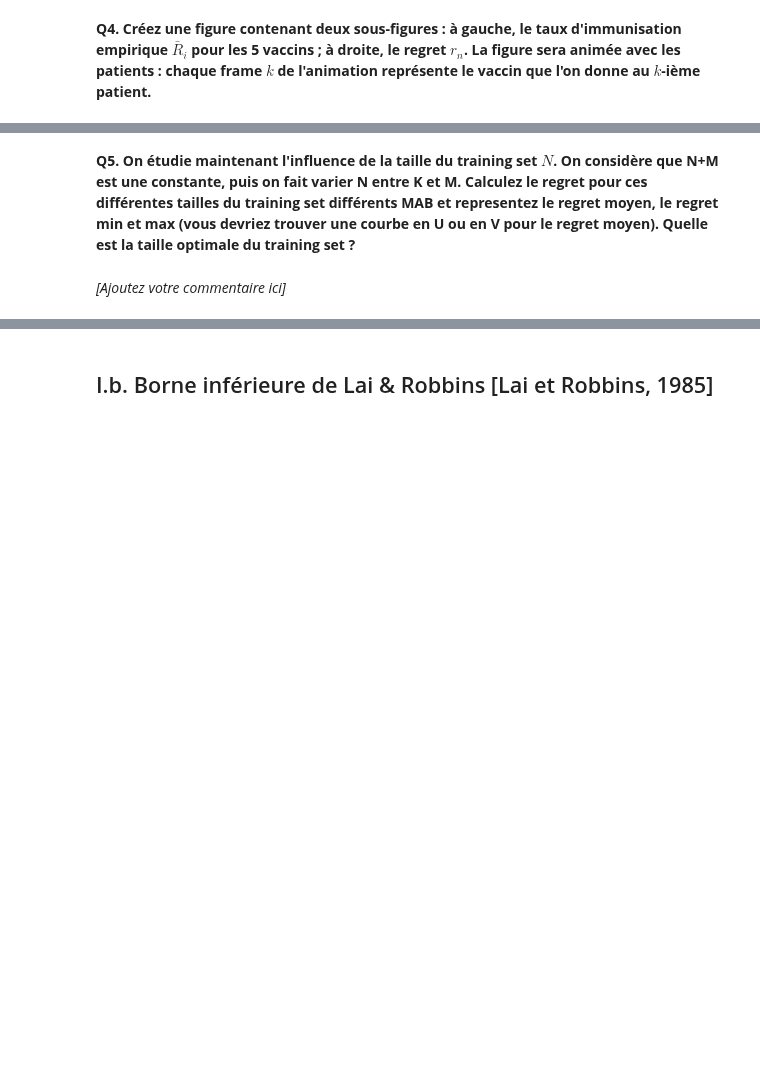
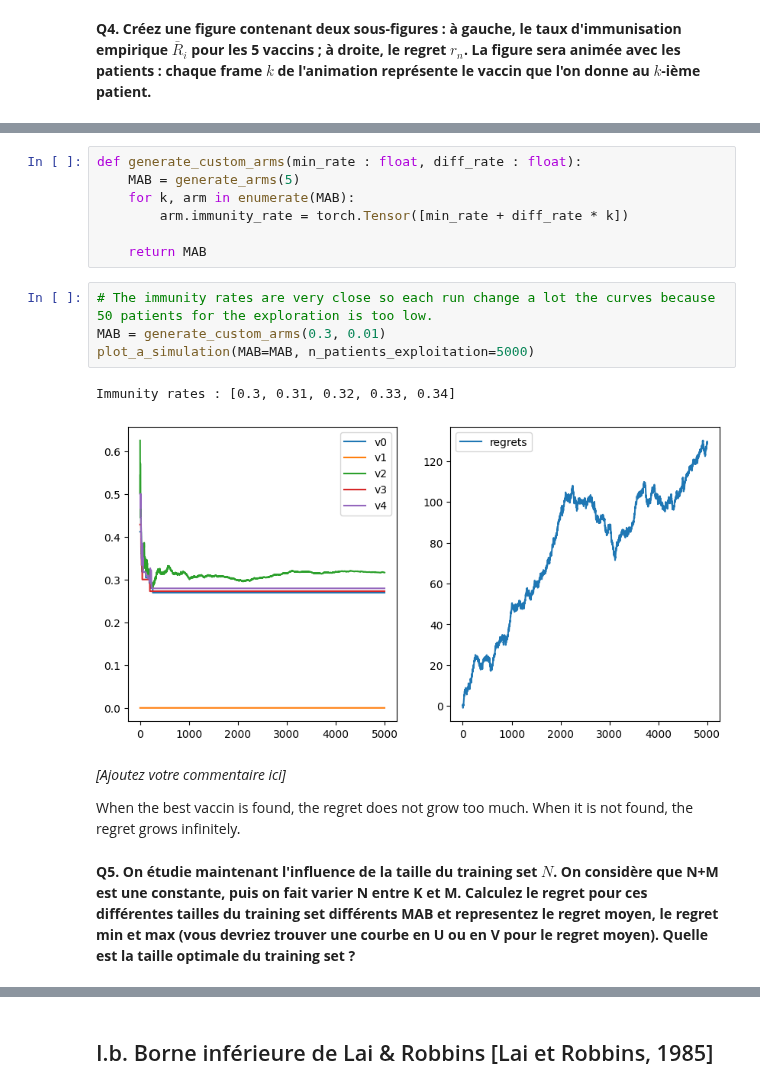
Before and after one commit to Nedartemis/rl-tp1-bandit-manchot, a Jupyter notebook: C1 TP MAB.ipynb, the cells around one changed output, grey strips where cells are left out. Drawn from its saved outputs; the diff is of its cells as text; blank space fills up the shorter version.

```diff
--- a/C1 TP MAB.ipynb
+++ b/C1 TP MAB.ipynb
@@ -362,4 +467,21 @@ Cette mise à jour ne sert à rien lorsque le meilleur vaccin a été trouvé lo
+# %%
+def generate_custom_arms(min_rate : float, diff_rate : float):
+    MAB = generate_arms(5)
+    for k, arm in enumerate(MAB):
+        arm.immunity_rate = torch.Tensor([min_rate + diff_rate * k])
+
+    return MAB
+# %%
+# The immunity rates are very close so each run change a lot the curves because 50 patients for the exploration is too low.
+MAB = generate_custom_arms(0.3, 0.01)
+plot_a_simulation(MAB=MAB, n_patients_exploitation=5000)
+# %% [output]
+Immunity rates : [0.3, 0.31, 0.32, 0.33, 0.34]
+[figure, added]
+# %% [markdown]
+*[Ajoutez votre commentaire ici]*
+
+When the best vaccin is found, the regret does not grow too much.
+When it is not found, the regret grows infinitely.
 # %% [markdown]
 **Q5. On étudie maintenant l'influence de la taille du training set $N$. On considère que N+M est une constante, puis on fait varier N entre K et M. Calculez le regret pour ces différentes tailles du training set  différents MAB et representez le regret moyen, le regret min et max (vous devriez trouver une courbe en U ou en V pour le regret moyen). Quelle est la taille optimale du training set ?**
-# %% [markdown]
-*[Ajoutez votre commentaire ici]*
```
Also changed, not shown: parts of 26 cells of this notebook.
